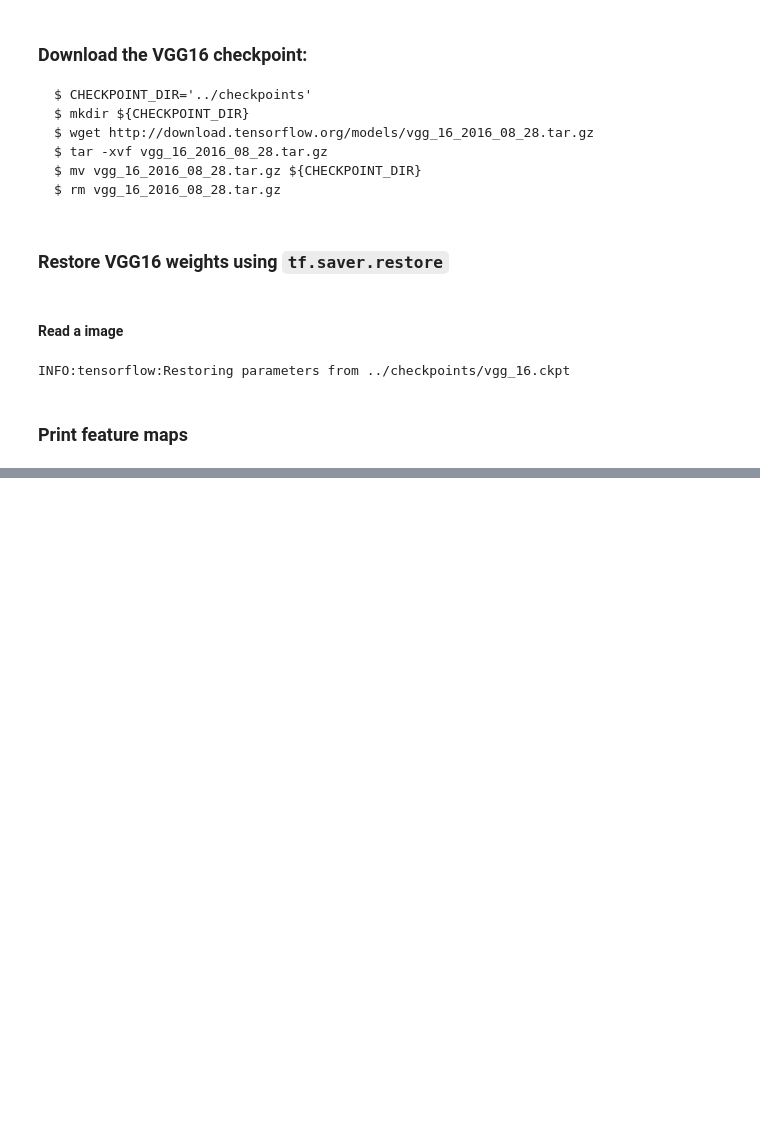
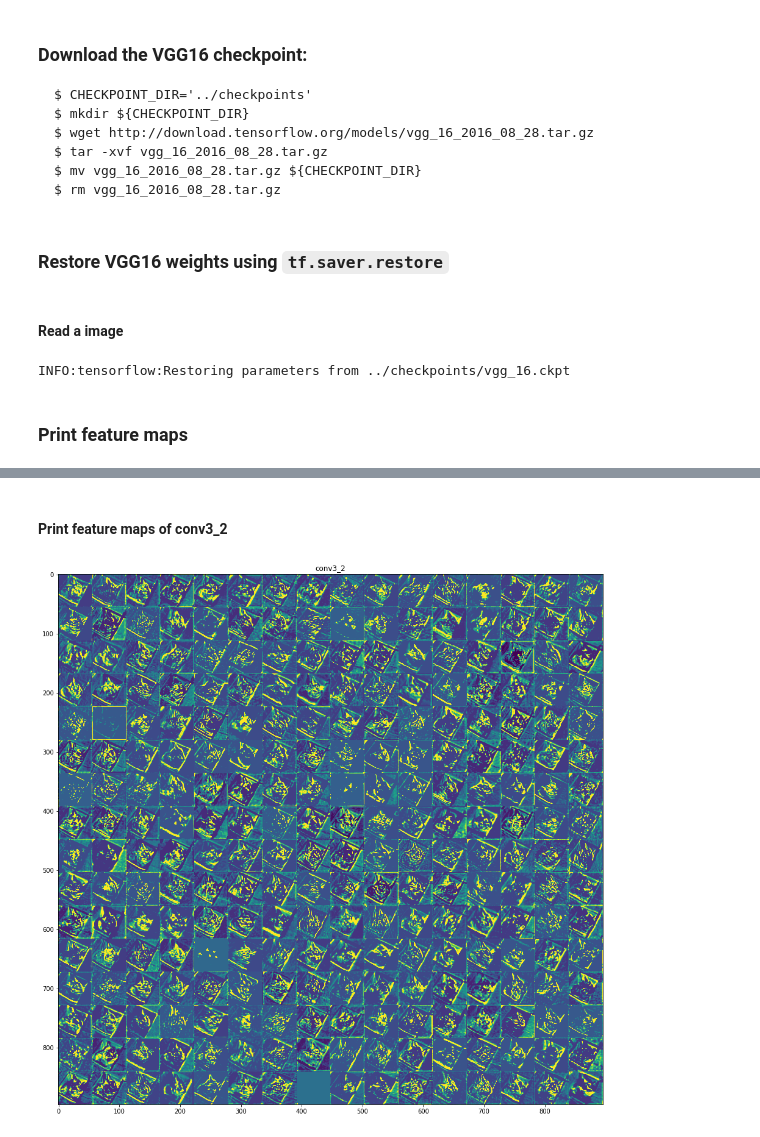
Before and after one commit to modulabs/modu-tensorflow, a Jupyter notebook: week04/01_vgg_slim.ipynb, the cells around one changed output, grey strips where cells are left out. Saved outputs shown, nothing was run; the diff lists cells and outputs as text; code cells hidden in the pictures; blank space fills up the shorter version.

```diff
--- a/week04/01_vgg_slim.ipynb
+++ b/week04/01_vgg_slim.ipynb
@@ -124,0 +180,6 @@ plt.show()
+# %% [markdown]
+#### Print feature maps of conv3_2
+# %%
+print_all_feature_maps(conv3_2, 'conv3_2')
+# %% [output]
+[figure, added]
```
Also changed, not shown: parts of 15 cells of this notebook.
